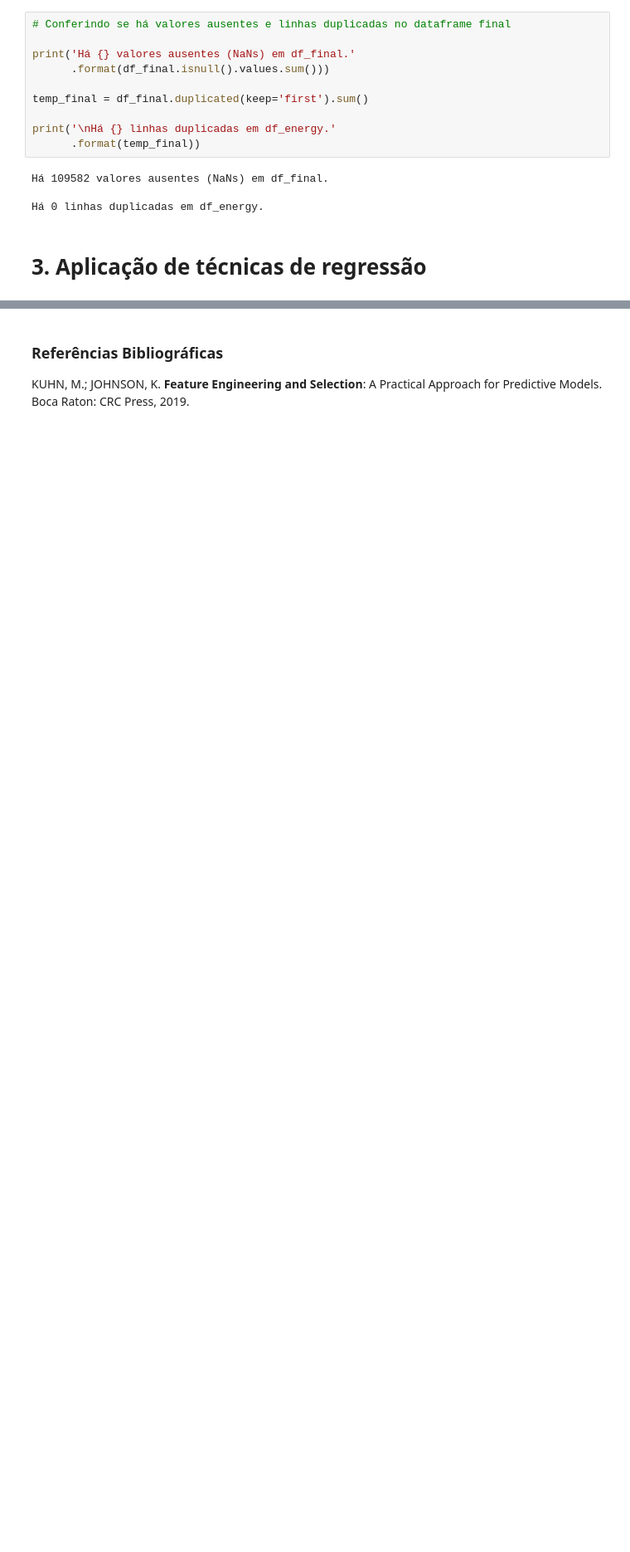
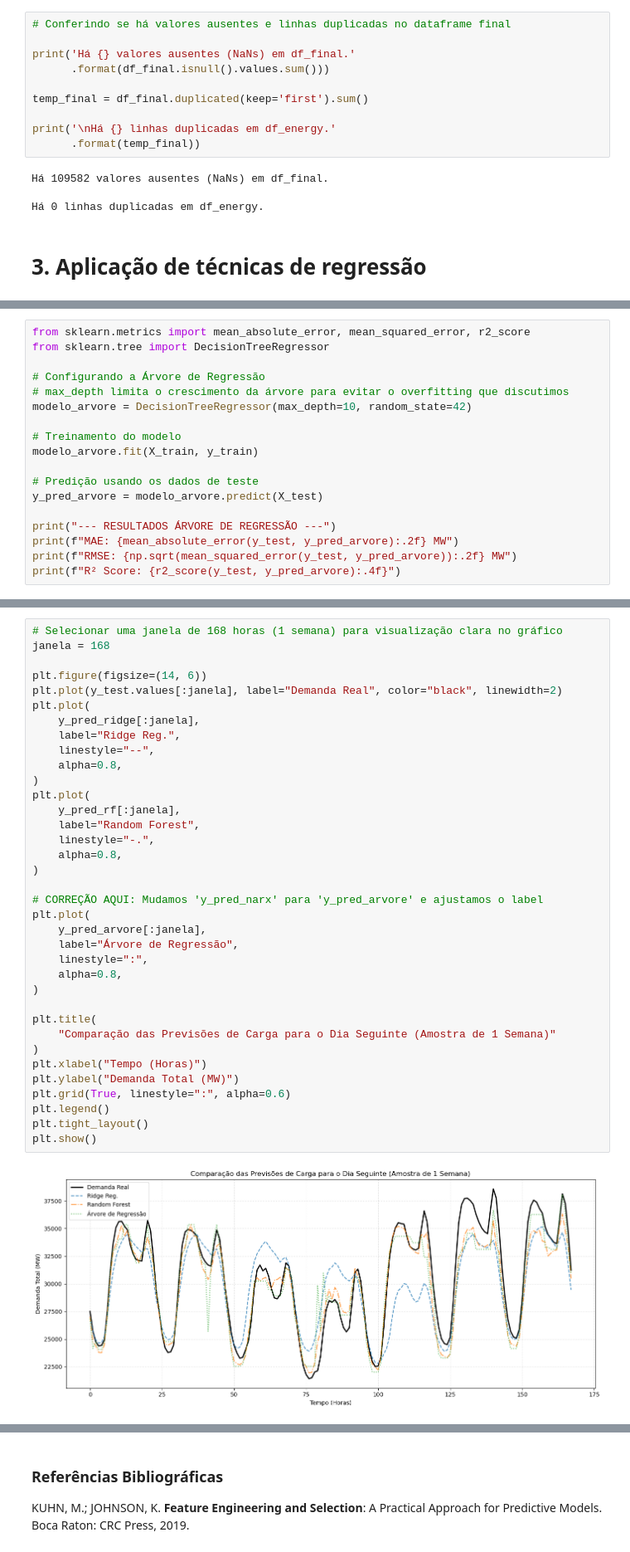
Before and after one commit to marcospsilv/Trabalho_2_Machine_Learning, a Jupyter notebook: notebooks/Main.ipynb, the cells around one changed output, grey strips where cells are left out. Shown at 83% size. Saved outputs shown, nothing was run; the diff lists cells and outputs as text; blank space fills up the shorter version.

```diff
--- a/notebooks/Main.ipynb
+++ b/notebooks/Main.ipynb
@@ -1356,0 +989,18 @@ KeyError: 'dt_iso'
+# %%
+from sklearn.metrics import mean_absolute_error, mean_squared_error, r2_score
+from sklearn.tree import DecisionTreeRegressor
+
+# Configurando a Árvore de Regressão
+# max_depth limita o crescimento da árvore para evitar o overfitting que discutimos
+modelo_arvore = DecisionTreeRegressor(max_depth=10, random_state=42)
+
+# Treinamento do modelo
+modelo_arvore.fit(X_train, y_train)
+
+# Predição usando os dados de teste
+y_pred_arvore = modelo_arvore.predict(X_test)
+
+print("--- RESULTADOS ÁRVORE DE REGRESSÃO ---")
+print(f"MAE: {mean_absolute_error(y_test, y_pred_arvore):.2f} MW")
+print(f"RMSE: {np.sqrt(mean_squared_error(y_test, y_pred_arvore)):.2f} MW")
+print(f"R² Score: {r2_score(y_test, y_pred_arvore):.4f}")
@@ -1356,0 +1024,38 @@ KeyError: 'dt_iso'
+# %%
+# Selecionar uma janela de 168 horas (1 semana) para visualização clara no gráfico
+janela = 168
+
+plt.figure(figsize=(14, 6))
+plt.plot(y_test.values[:janela], label="Demanda Real", color="black", linewidth=2)
+plt.plot(
+    y_pred_ridge[:janela],
+    label="Ridge Reg.",
+    linestyle="--",
+    alpha=0.8,
+)
+plt.plot(
+    y_pred_rf[:janela],
+    label="Random Forest",
+    linestyle="-.",
+    alpha=0.8,
+)
+
+# CORREÇÃO AQUI: Mudamos 'y_pred_narx' para 'y_pred_arvore' e ajustamos o label
+plt.plot(
+    y_pred_arvore[:janela],
+    label="Árvore de Regressão",
+    linestyle=":",
+    alpha=0.8,
+)
+
+plt.title(
+    "Comparação das Previsões de Carga para o Dia Seguinte (Amostra de 1 Semana)"
+)
+plt.xlabel("Tempo (Horas)")
+plt.ylabel("Demanda Total (MW)")
+plt.grid(True, linestyle=":", alpha=0.6)
+plt.legend()
+plt.tight_layout()
+plt.show()
+# %% [output]
+[figure, added]
```
Also changed, not shown: parts of 47 cells of this notebook.
